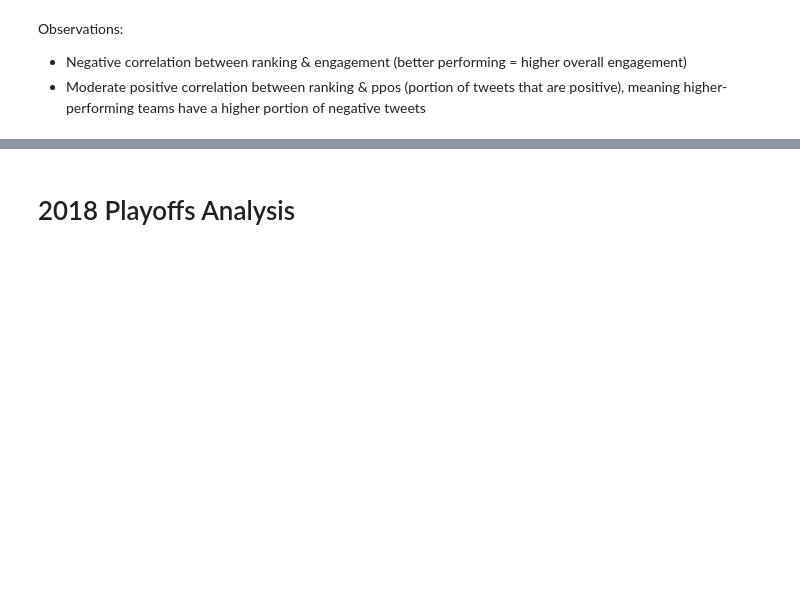
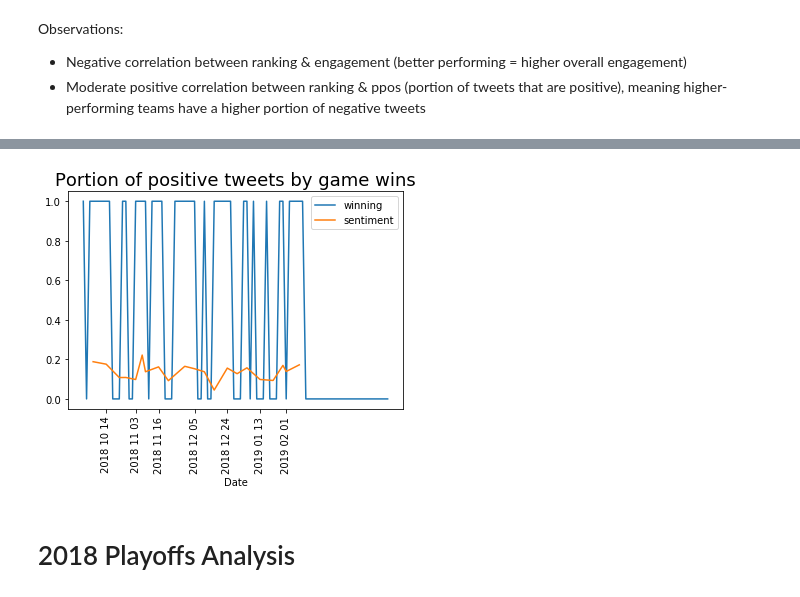
Before and after one commit to jsloa071/NHL-Tweets-Analysis, a Jupyter notebook: NHL Tweets Engagement Analysis.ipynb, the cells around one changed output, grey strips where cells are left out. Saved outputs shown, nothing was run; the diff lists cells and outputs as text; code cells hidden in the pictures; blank space fills up the shorter version.

```diff
--- a/NHL Tweets Engagement Analysis.ipynb
+++ b/NHL Tweets Engagement Analysis.ipynb
@@ -36,6 +47,6 @@ The data I want:
     <li>Historical dates and outcomes of games for a given time period, for a given team(s)</li>
 # %%
 tweets_datafile = 'data/tweets.csv' # for storing raw tweet data
-polarity_datafile = 'data/tweets_polarities.csv' # for storing cleaned data with sentiment polarities
+tweets_polarity_datafile = 'data/tweets_polarities.csv' # for storing cleaned data with sentiment polarities
 # %%
 def get_team_handles():
@@ -256,0 +393,16 @@ Observations:
+# %%
+def normalize_axis_dates(df1, df2):
+    row_list = []
+    for date in df1['timestamp']:
+        if date not in df2['date_time']:
+            won = 0
+            for index, row in df2.iterrows():
+                if date >= row['date_time']:
+                    won = row['won']
+            row_list.append({'date_time': date, 'won': won})
+        normalized_df = df2.append(pd.DataFrame(row_list))
+    return normalized_df.sort_values(by='date_time')
+# %%
+team_of_interest_tweets = team_tweets[(team_tweets['team']==team_of_interest)]
+print("Tweets for team ", team_of_interest)
+team_of_interest_tweets.head()
@@ -257,3 +417,32 @@ Observations:
+# %%
+# convert the string timestamp to the same format used by the game_outcomes
+# aggregate average polarity by timestamp grouped by day
+team_of_interest_tweets['timestamp'] = pd.to_datetime(team_of_interest_tweets['timestamp'], format="%Y-%m-%d %H:%M:%S")
+polarity_by_day = team_of_interest_tweets.groupby(team_of_interest_tweets.timestamp.dt.strftime('%Y %m %d'))['polarity'].mean().reset_index(name='polarity').sort_values('timestamp')
+
+win_by_day = team_winning_streak.groupby(team_winning_streak.date_time.dt.strftime('%Y %m %d'))['won'].sum().reset_index(name='won').sort_values('date_time')
+win_by_day = normalize_axis_dates(polarity_by_day, win_by_day)
+# %%
+fig, ax = plt.subplots()
+
+plt.title('Portion of positive tweets by game wins', fontsize=18)
+plt.xlabel('Date')
+
+plt.plot(win_by_day.date_time, win_by_day.won, label='winning')
+plt.plot(polarity_by_day.timestamp, polarity_by_day.polarity, label='sentiment')
+
+x_ticks = []
+for index, row in polarity_by_day.iterrows():
+    if index%3==1:
+        x_ticks.append(row['timestamp'])
+ax.xaxis.set_ticks(x_ticks)
+
+plt.xticks(rotation=90)
+plt.legend()
+
+plt.show()
+# %% [output]
+[figure, added]
 # %% [markdown]
 # 2018 Playoffs Analysis
 # %%
```
Also changed, not shown: parts of 31 cells of this notebook, 3 other files.
